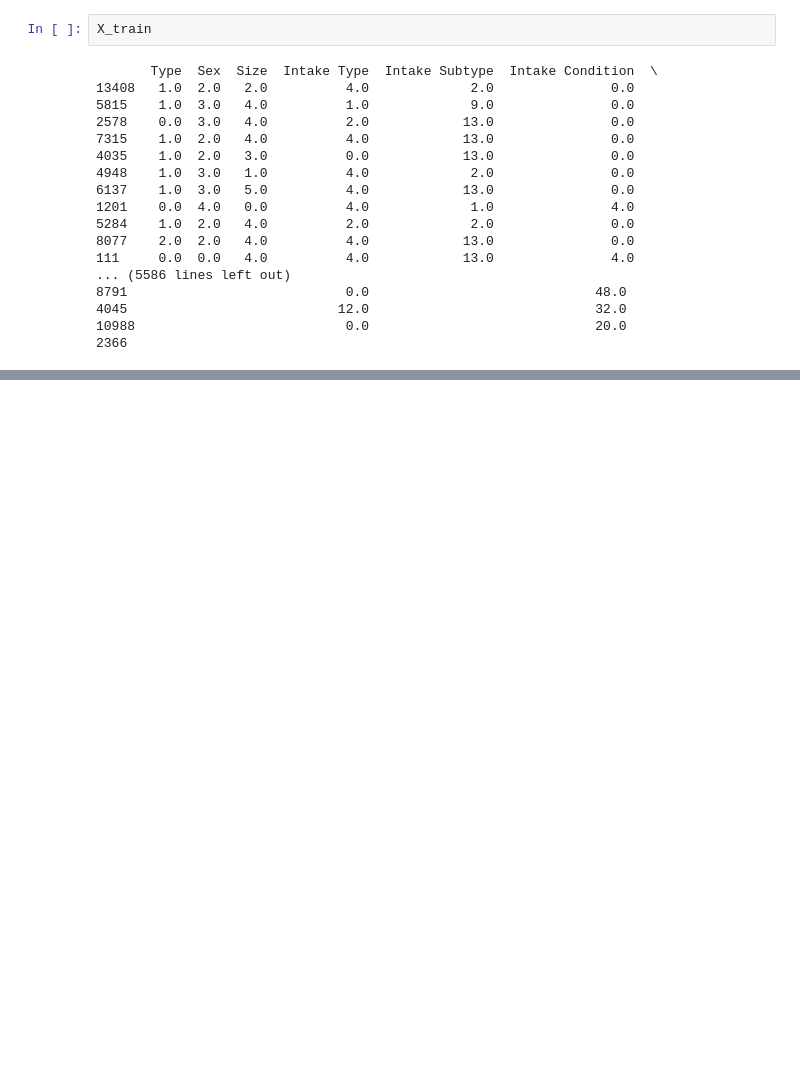
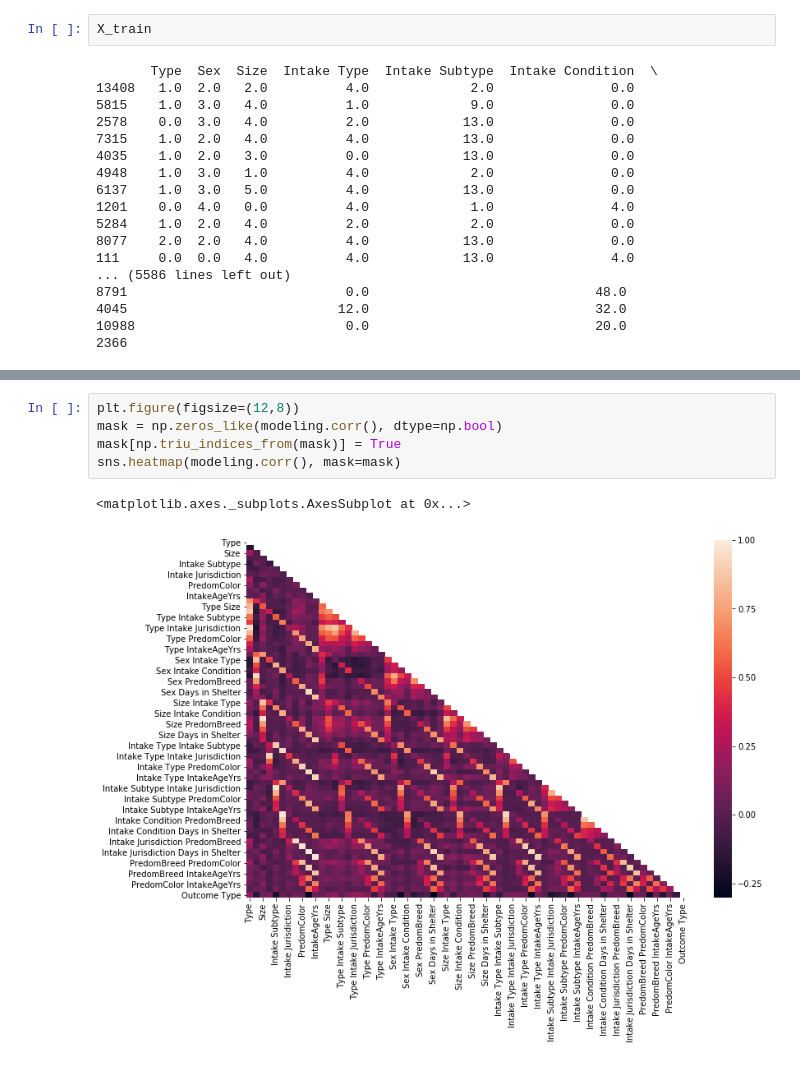
Before and after one commit to MsJacksonIYN/PetAdoptionClassification, a Jupyter notebook: FeatureEngineeringAndModels.ipynb, the cells around one changed output, grey strips where cells are left out. Saved outputs shown, nothing was run; the diff lists cells and outputs as text; blank space fills up the shorter version.

```diff
--- a/FeatureEngineeringAndModels.ipynb
+++ b/FeatureEngineeringAndModels.ipynb
@@ -848 +878,9 @@ Index(['Type', 'Sex', 'Size', 'Intake Type', 'Intake Subtype',
       dtype='object')
+# %%
+plt.figure(figsize=(12,8))
+mask = np.zeros_like(modeling.corr(), dtype=np.bool)
+mask[np.triu_indices_from(mask)] = True
+sns.heatmap(modeling.corr(), mask=mask)
+# %% [output]
+<matplotlib.axes._subplots.AxesSubplot at 0x...>
+[figure, added]
```
Also changed, not shown: parts of 5 cells of this notebook, 11 other files.
